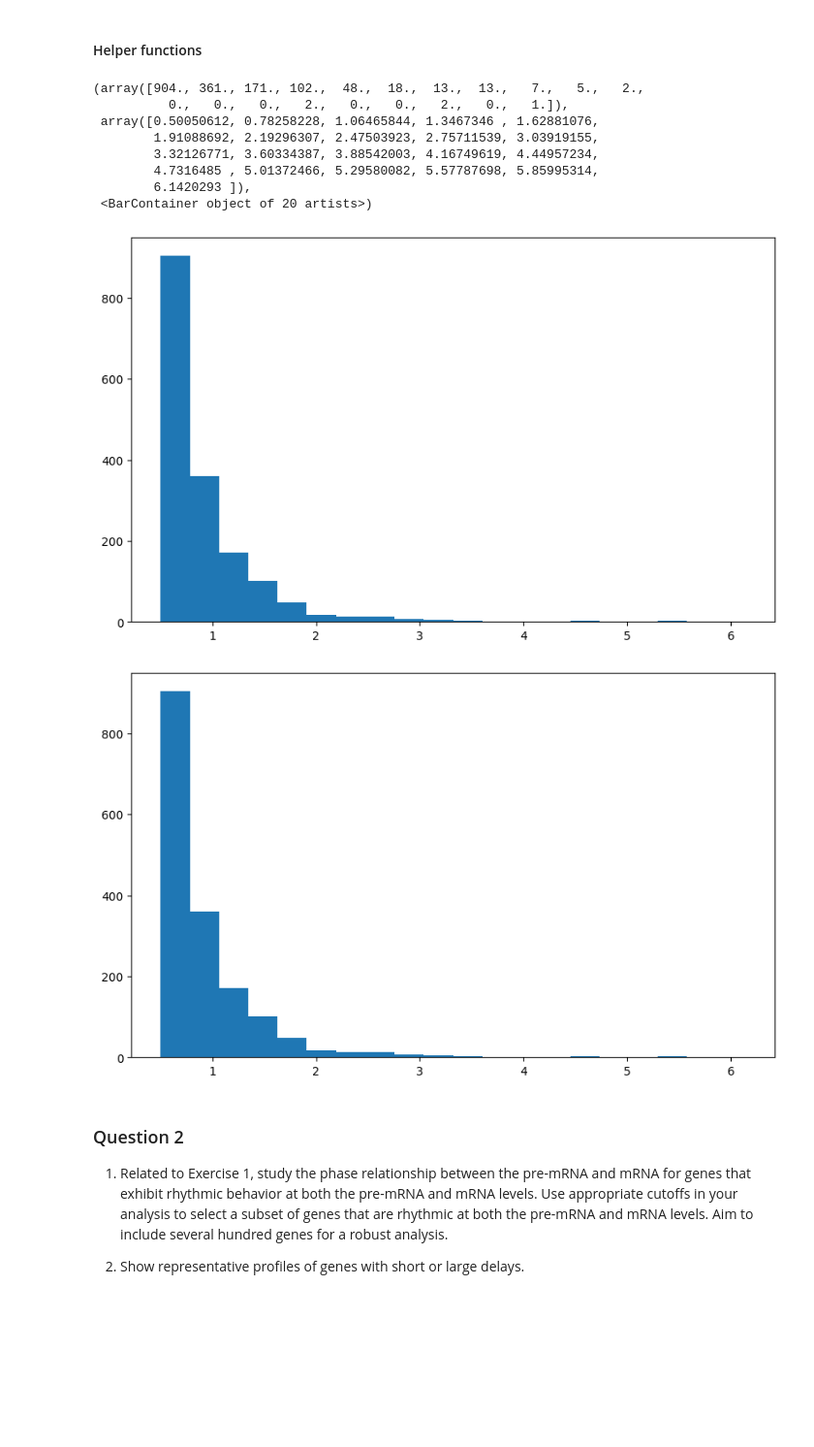
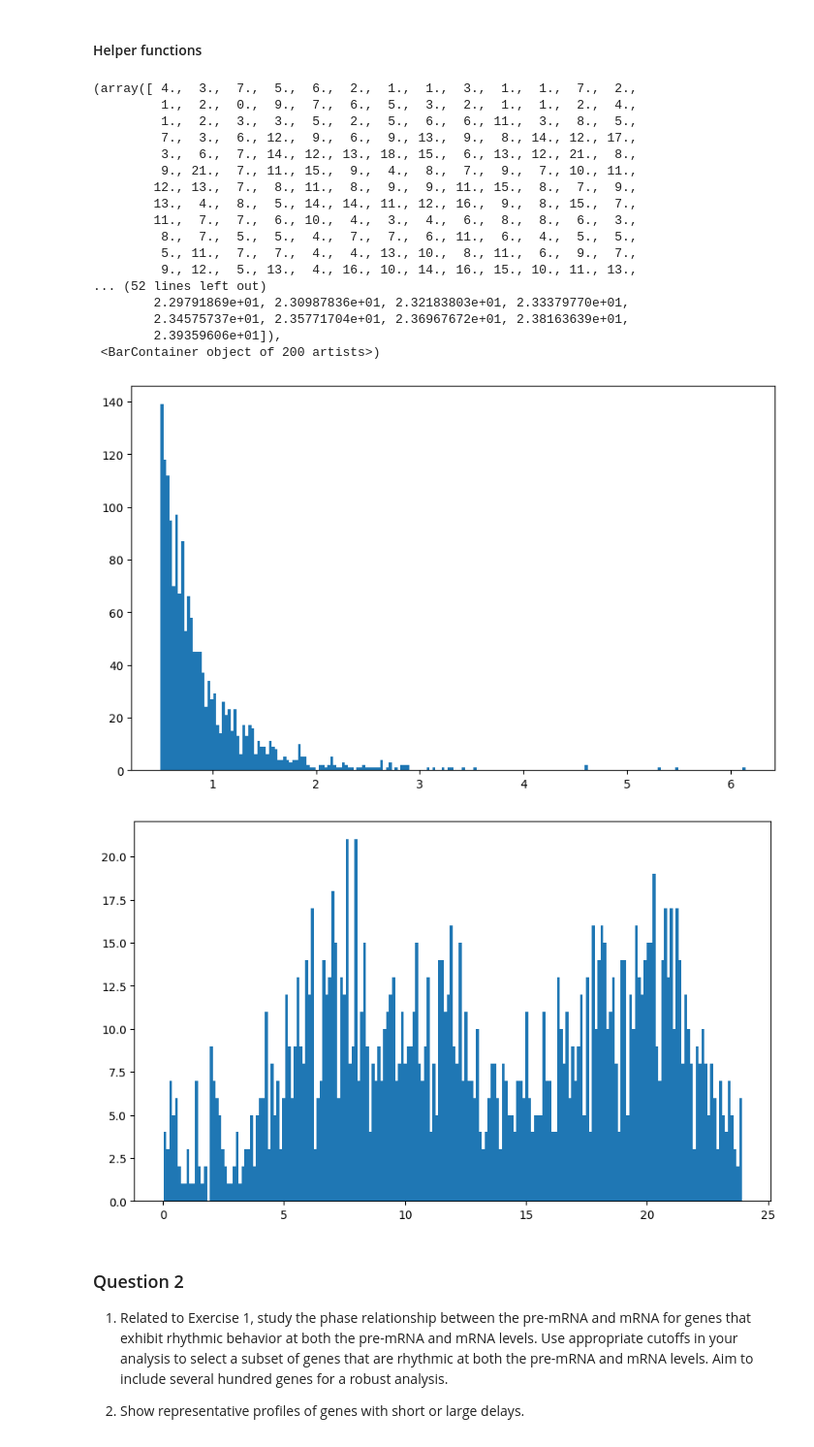
Before and after one commit to morri4shao/Genome-to-Function-class-project3, a Jupyter notebook: Exercise_Week11_12_B_final_FN.ipynb, the cells around one changed output. Shown: that part at 97% size. Cells and saved outputs as stored; diff of their text form; code cells hidden in the pictures; blank space fills up the shorter version.

Commit message:
Preliminalr plot for rythms finished(Exercise2)

```diff
--- a/Exercise_Week11_12_B_final_FN.ipynb
+++ b/Exercise_Week11_12_B_final_FN.ipynb
@@ -587,29 +587,36 @@ results_exon = process_data(dat, 'Exon', Ts, T, N)
 ii=np.logical_and(results_intron['pv'] < 0.01,results_intron['amp'] > 0.5)
 ie=np.logical_and(results_exon['pv'] < 0.01,results_exon['amp'] > 0.5)
 # %%
-#create a time line of 48 time points with 2 hours interval
-t_2=np.linspace(0,2,48)
 #using ii as index, extract the rythmic genes true in ii from results_intron and plot them in a histogram
 amp_intron = results_intron['amp'][ii]
 ph_intron = results_intron['phase'][ii]
-amp_intron
+
 #plot the histogram with x as t_2 and y as amp_intron
 plt.figure(figsize=(10, 6))
-plt.hist(amp_intron, bins=20)
+plt.hist(amp_intron, bins=200)
 
 plt.figure(figsize=(10, 6))
-plt.hist(amp_intron, bins=20)
+plt.hist(ph_intron, bins=200)
 # %% [output]
-(array([904., 361., 171., 102.,  48.,  18.,  13.,  13.,   7.,   5.,   2.,
-          0.,   0.,   0.,   2.,   0.,   0.,   2.,   0.,   1.]),
- array([0.50050612, 0.78258228, 1.06465844, 1.3467346 , 1.62881076,
-        1.91088692, 2.19296307, 2.47503923, 2.75711539, 3.03919155,
-        3.32126771, 3.60334387, 3.88542003, 4.16749619, 4.44957234,
-        4.7316485 , 5.01372466, 5.29580082, 5.57787698, 5.85995314,
-        6.1420293 ]),
- <BarContainer object of 20 artists>)
+(array([ 4.,  3.,  7.,  5.,  6.,  2.,  1.,  1.,  3.,  1.,  1.,  7.,  2.,
+         1.,  2.,  0.,  9.,  7.,  6.,  5.,  3.,  2.,  1.,  1.,  2.,  4.,
+         1.,  2.,  3.,  3.,  5.,  2.,  5.,  6.,  6., 11.,  3.,  8.,  5.,
+         7.,  3.,  6., 12.,  9.,  6.,  9., 13.,  9.,  8., 14., 12., 17.,
+         3.,  6.,  7., 14., 12., 13., 18., 15.,  6., 13., 12., 21.,  8.,
+         9., 21.,  7., 11., 15.,  9.,  4.,  8.,  7.,  9.,  7., 10., 11.,
+        12., 13.,  7.,  8., 11.,  8.,  9.,  9., 11., 15.,  8.,  7.,  9.,
+        13.,  4.,  8.,  5., 14., 14., 11., 12., 16.,  9.,  8., 15.,  7.,
+        11.,  7.,  7.,  6., 10.,  4.,  3.,  4.,  6.,  8.,  8.,  6.,  3.,
+         8.,  7.,  5.,  5.,  4.,  7.,  7.,  6., 11.,  6.,  4.,  5.,  5.,
+         5., 11.,  7.,  7.,  4.,  4., 13., 10.,  8., 11.,  6.,  9.,  7.,
+         9., 12.,  5., 13.,  4., 16., 10., 14., 16., 15., 10., 11., 13.,
+... (52 lines left out)
+        2.29791869e+01, 2.30987836e+01, 2.32183803e+01, 2.33379770e+01,
+        2.34575737e+01, 2.35771704e+01, 2.36967672e+01, 2.38163639e+01,
+        2.39359606e+01]),
+ <BarContainer object of 200 artists>)
-[figure, old version]
+[figure, new version]
-[figure, old version]
+[figure, new version]
 # %% [markdown]
 ### Question 2
 1. Related to Exercise 1, study the phase relationship between the pre-mRNA and mRNA for genes that exhibit rhythmic behavior at both the pre-mRNA and mRNA levels. Use appropriate cutoffs in your analysis to select a subset of genes that are rhythmic at both the pre-mRNA and mRNA levels. Aim to include several hundred genes for a robust analysis.
```
